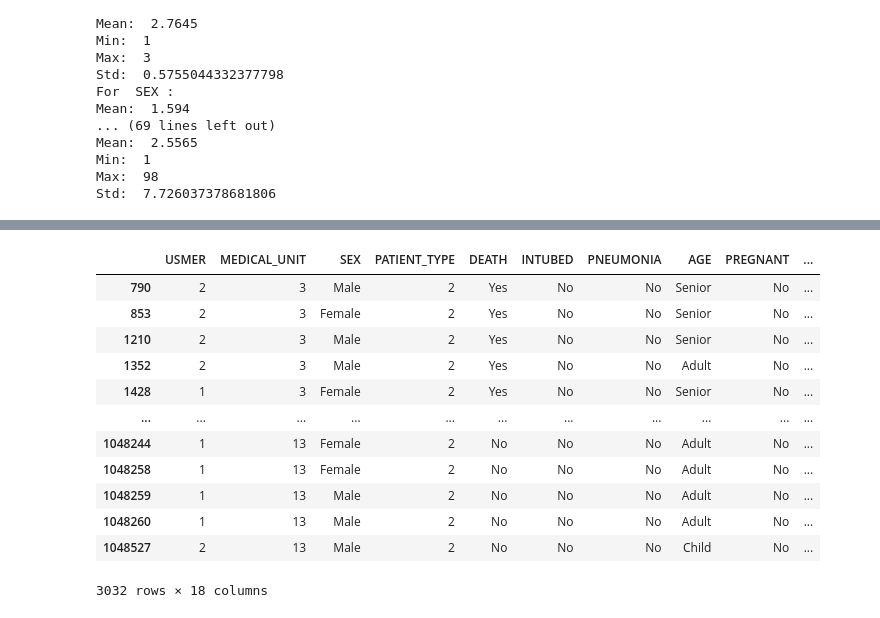
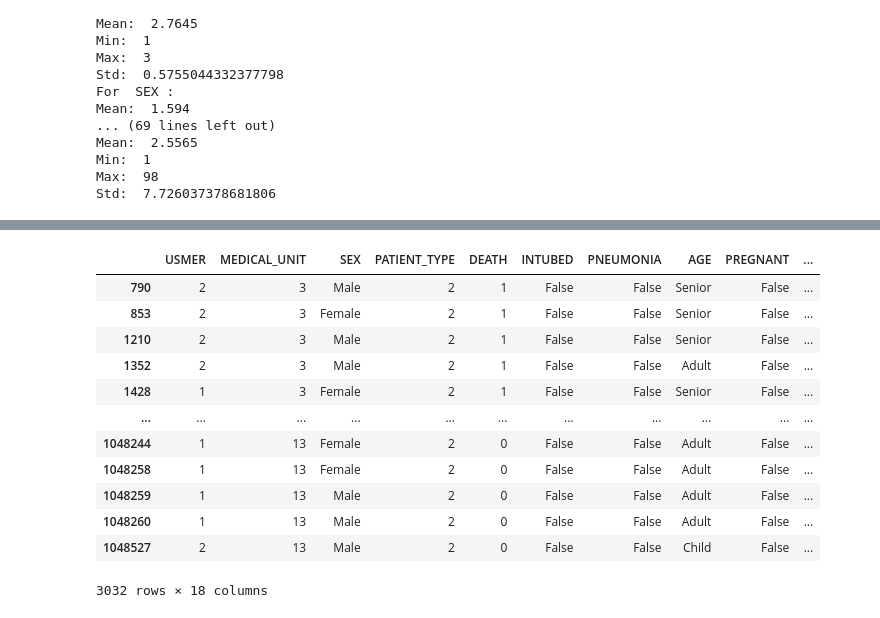
Before and after one commit to komolcia/Julia-Komorowska-Inteligencja-Obliczeniowa, a Jupyter notebook: projekt.ipynb, the cells around one changed output, grey strips where cells are left out. Cells and saved outputs as stored; diff of their text form; code cells hidden in the pictures.

```diff
--- a/projekt.ipynb
+++ b/projekt.ipynb
@@ -85,21 +116,22 @@ def change(column,points,names=None):
 repSex = {1: "Female", 2: "Male"}
 df.replace({"SEX": repSex},inplace=True)
 df['AGE']=change(df['AGE'],[1,11,18,60],["Unknown","Child","Teenager","Adult","Senior"])
-repDate={"9999-99-99":"No"}
+repDate={"9999-99-99":0}
 df.replace({"DEATH":repDate},inplace=True)
-df["DEATH"] = df["DEATH"].str.replace(r"^(.(?<!No))*?$","Yes")
+df.loc[df["DEATH"] != 0,"DEATH"]=1
 #https://www.kaggle.com/datasets/meirnizri/covid19-dataset
 # %%
 
-df['INTUBED']=change(df['INTUBED'],[90],["No","Yes"])
-df['PREGNANT']=change(df['PREGNANT'],[97],["No","Yes"])
-df['HIPERTENSION']=change(df['HIPERTENSION'],[90],["No","Yes"])
-df['PNEUMONIA']=change(df['PNEUMONIA'],[90],["No","Yes"])
-df['TOBACCO']=change(df['TOBACCO'],[90],["No","Yes"])
-df['OTHER_DISEASE']=change(df['OTHER_DISEASE'],[90],["No","Yes"])
-df['CARDIOVASCULAR']=change(df['CARDIOVASCULAR'],[90],["No","Yes"])
-df['OBESITY']=change(df['OBESITY'],[90],["No","Yes"])
-df['RENAL_CHRONIC']=change(df['RENAL_CHRONIC'],[90],["No","Yes"])
-df['ASTHMA']=change(df['ASTHMA'],[90],["No","Yes"])
-df['COPD']=change(df['COPD'],[90],["No","Yes"])
-df['DIABETES']=change(df['DIABETES'],[90],["No","Yes"])
+df['INTUBED']=change(df['INTUBED'],[90],[False,True])
+df['PREGNANT']=change(df['PREGNANT'],[97],[False,True])
+df['HIPERTENSION']=change(df['HIPERTENSION'],[90],[False,True])
+df['PNEUMONIA']=change(df['PNEUMONIA'],[90],[False,True])
+df['TOBACCO']=change(df['TOBACCO'],[90],[False,True])
+df['OTHER_DISEASE']=change(df['OTHER_DISEASE'],[90],[False,True])
+df['CARDIOVASCULAR']=change(df['CARDIOVASCULAR'],[90],[False,True])
+df['OBESITY']=change(df['OBESITY'],[90],[False,True])
+df['RENAL_CHRONIC']=change(df['RENAL_CHRONIC'],[90],[False,True])
+df['ASTHMA']=change(df['ASTHMA'],[90],[False,True])
+df['COPD']=change(df['COPD'],[90],[False,True])
+df['DIABETES']=change(df['DIABETES'],[90],[False,True])
+df.head()
@@ -128,18 +167,18 @@ for x in new_cols:
 ... (4 outputs left out)
 # %%
 #Checking if there are any people who had covid who where obese
-df.loc[df['OBESITY']== "Yes"]
+df.loc[df['OBESITY']== True]
 # %% [output]
 |  | USMER | MEDICAL_UNIT | SEX | PATIENT_TYPE | DEATH | INTUBED | PNEUMONIA | AGE | PREGNANT | ... |
-| 790 | 2 | 3 | Male | 2 | Yes | No | No | Senior | No | ... |
-| 853 | 2 | 3 | Female | 2 | Yes | No | No | Senior | No | ... |
-| 1210 | 2 | 3 | Male | 2 | Yes | No | No | Senior | No | ... |
-| 1352 | 2 | 3 | Male | 2 | Yes | No | No | Adult | No | ... |
-| 1428 | 1 | 3 | Female | 2 | Yes | No | No | Senior | No | ... |
+| 790 | 2 | 3 | Male | 2 | 1 | False | False | Senior | False | ... |
+| 853 | 2 | 3 | Female | 2 | 1 | False | False | Senior | False | ... |
+| 1210 | 2 | 3 | Male | 2 | 1 | False | False | Senior | False | ... |
+| 1352 | 2 | 3 | Male | 2 | 1 | False | False | Adult | False | ... |
+| 1428 | 1 | 3 | Female | 2 | 1 | False | False | Senior | False | ... |
 | ... | ... | ... | ... | ... | ... | ... | ... | ... | ... | ... |
-| 1048244 | 1 | 13 | Female | 2 | No | No | No | Adult | No | ... |
-| 1048258 | 1 | 13 | Female | 2 | No | No | No | Adult | No | ... |
-| 1048259 | 1 | 13 | Male | 2 | No | No | No | Adult | No | ... |
-| 1048260 | 1 | 13 | Male | 2 | No | No | No | Adult | No | ... |
-| 1048527 | 2 | 13 | Male | 2 | No | No | No | Child | No | ... |
+| 1048244 | 1 | 13 | Female | 2 | 0 | False | False | Adult | False | ... |
+| 1048258 | 1 | 13 | Female | 2 | 0 | False | False | Adult | False | ... |
+| 1048259 | 1 | 13 | Male | 2 | 0 | False | False | Adult | False | ... |
+| 1048260 | 1 | 13 | Male | 2 | 0 | False | False | Adult | False | ... |
+| 1048527 | 2 | 13 | Male | 2 | 0 | False | False | Child | False | ... |
 3032 rows × 18 columns
```
Also changed, not shown: parts of 23 cells of this notebook, 5 other files.
